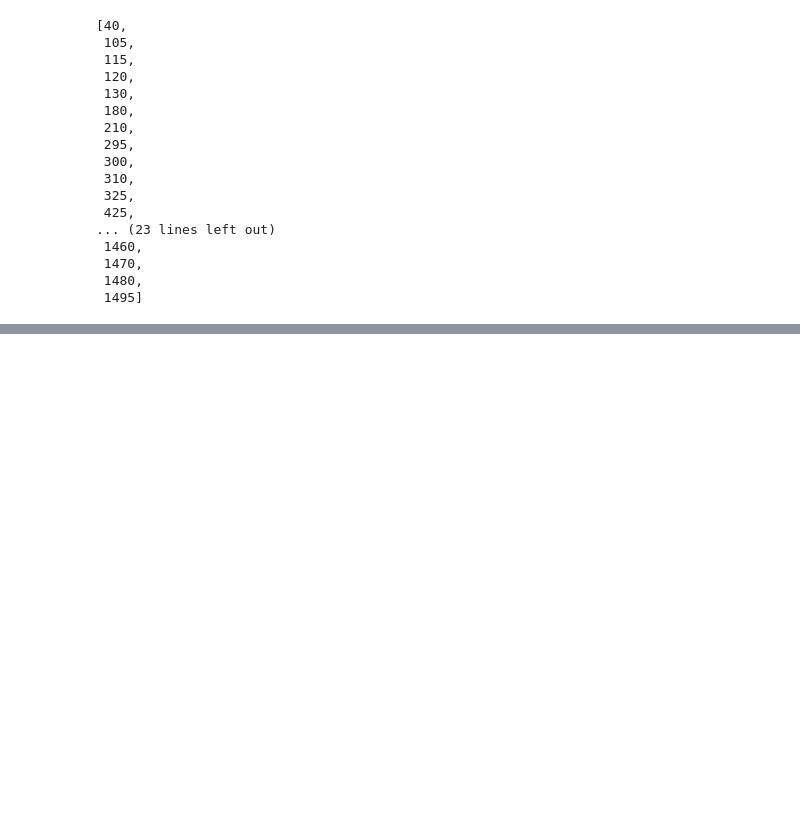
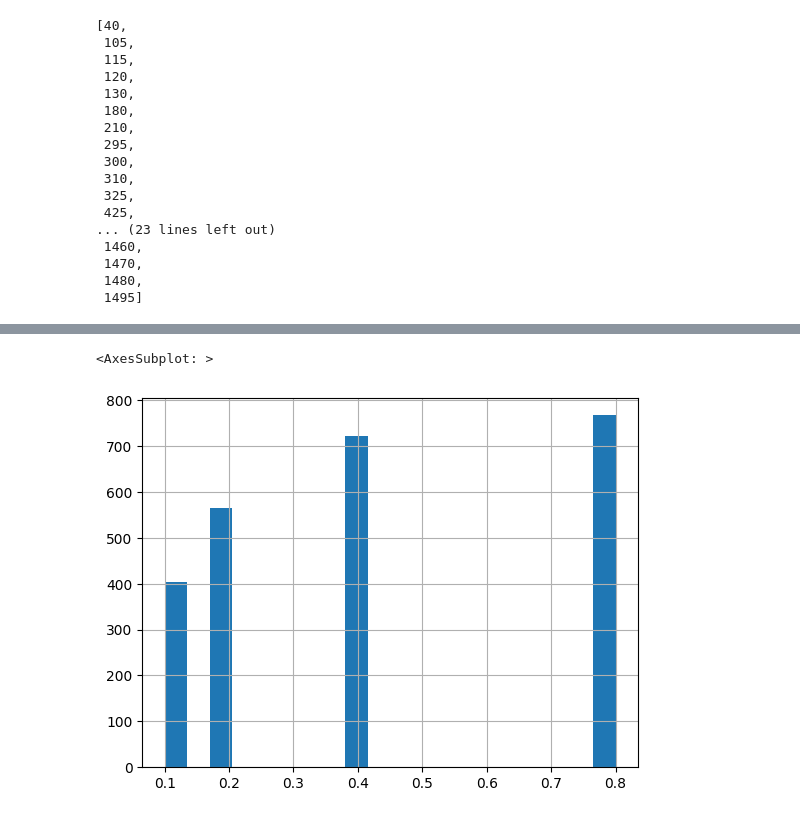
Before and after one commit to xocelyk/llm-typo, a Jupyter notebook: analysis.ipynb, the cells around one changed output, grey strips where cells are left out. Saved outputs shown, nothing was run; the diff lists cells and outputs as text; code cells hidden in the pictures; blank space fills up the shorter version.

```diff
--- a/analysis.ipynb
+++ b/analysis.ipynb
@@ -145,0 +210,4 @@ hard_question_indices
+# %%
+results = pd.read_csv('results_experiment_4.csv')
+results['NormalizedEditDistance'] = results.apply(lambda row: row['EditDistance'] / (row['EndIndex'] - row['StartIndex']), axis=1)
+results
@@ -145,0 +228,7 @@ hard_question_indices
+# %%
+results = results[results['p'] != 0]
+# %%
+results['p'].hist(bins=20)
+# %% [output]
+<AxesSubplot: >
+[figure, added]
```
Also changed, not shown: parts of 15 cells of this notebook, 10 other files.
